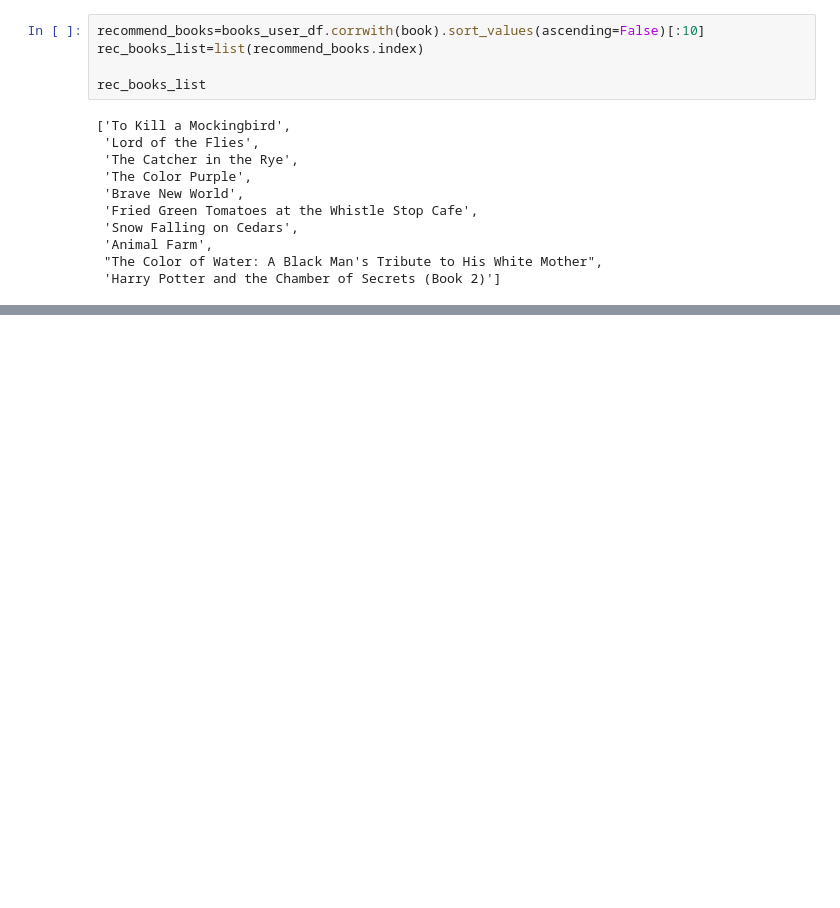
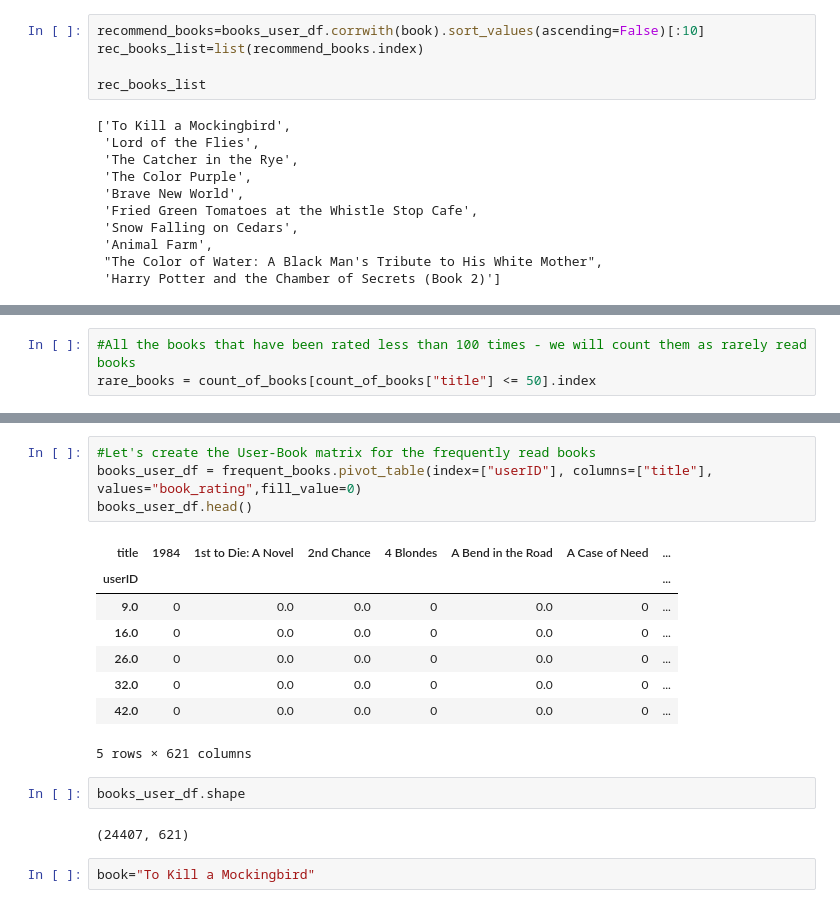
Before and after one commit to skaty5678/Book-recommendation-system, a Jupyter notebook: Book_Recommendation_System_SANJEEV_KUMAR_THAKUR.ipynb, the cells around one changed output, grey strips where cells are left out. Cells and saved outputs as stored; diff of their text form; blank space fills up the shorter version.

```diff
--- a/Book_Recommendation_System_SANJEEV_KUMAR_THAKUR.ipynb
+++ b/Book_Recommendation_System_SANJEEV_KUMAR_THAKUR.ipynb
@@ -563,0 +528,3 @@ rec_books_list
+# %%
+#All the books that have been rated less than 100 times - we will count them as rarely read books
+rare_books = count_of_books[count_of_books["title"] <= 50].index
@@ -563,0 +546,19 @@ rec_books_list
+# %%
+#Let's create the User-Book matrix for the frequently read books
+books_user_df = frequent_books.pivot_table(index=["userID"], columns=["title"], values="book_rating",fill_value=0)
+books_user_df.head()
+# %% [output]
+| title | 1984 | 1st to Die: A Novel | 2nd Chance | 4 Blondes | A Bend in the Road | A Case of Need | ... |
+| userID |  |  |  |  |  |  | ... |
+| 9.0 | 0 | 0.0 | 0.0 | 0 | 0.0 | 0 | ... |
+| 16.0 | 0 | 0.0 | 0.0 | 0 | 0.0 | 0 | ... |
+| 26.0 | 0 | 0.0 | 0.0 | 0 | 0.0 | 0 | ... |
+| 32.0 | 0 | 0.0 | 0.0 | 0 | 0.0 | 0 | ... |
+| 42.0 | 0 | 0.0 | 0.0 | 0 | 0.0 | 0 | ... |
+5 rows × 621 columns
+# %%
+books_user_df.shape
+# %% [output]
+(24407, 621)
+# %%
+book="To Kill a Mockingbird"
```
Also changed, not shown: parts of 109 cells of this notebook.
